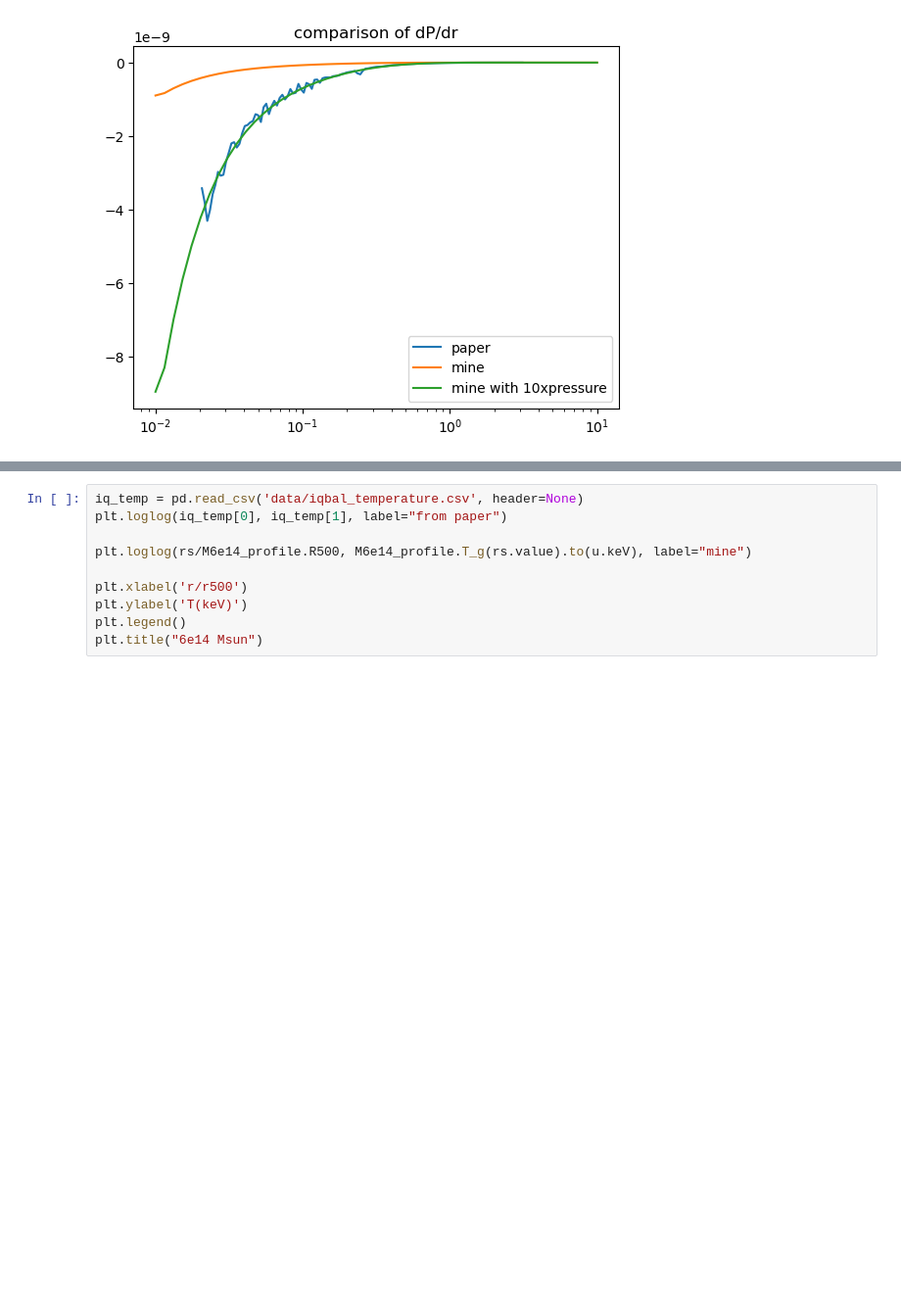
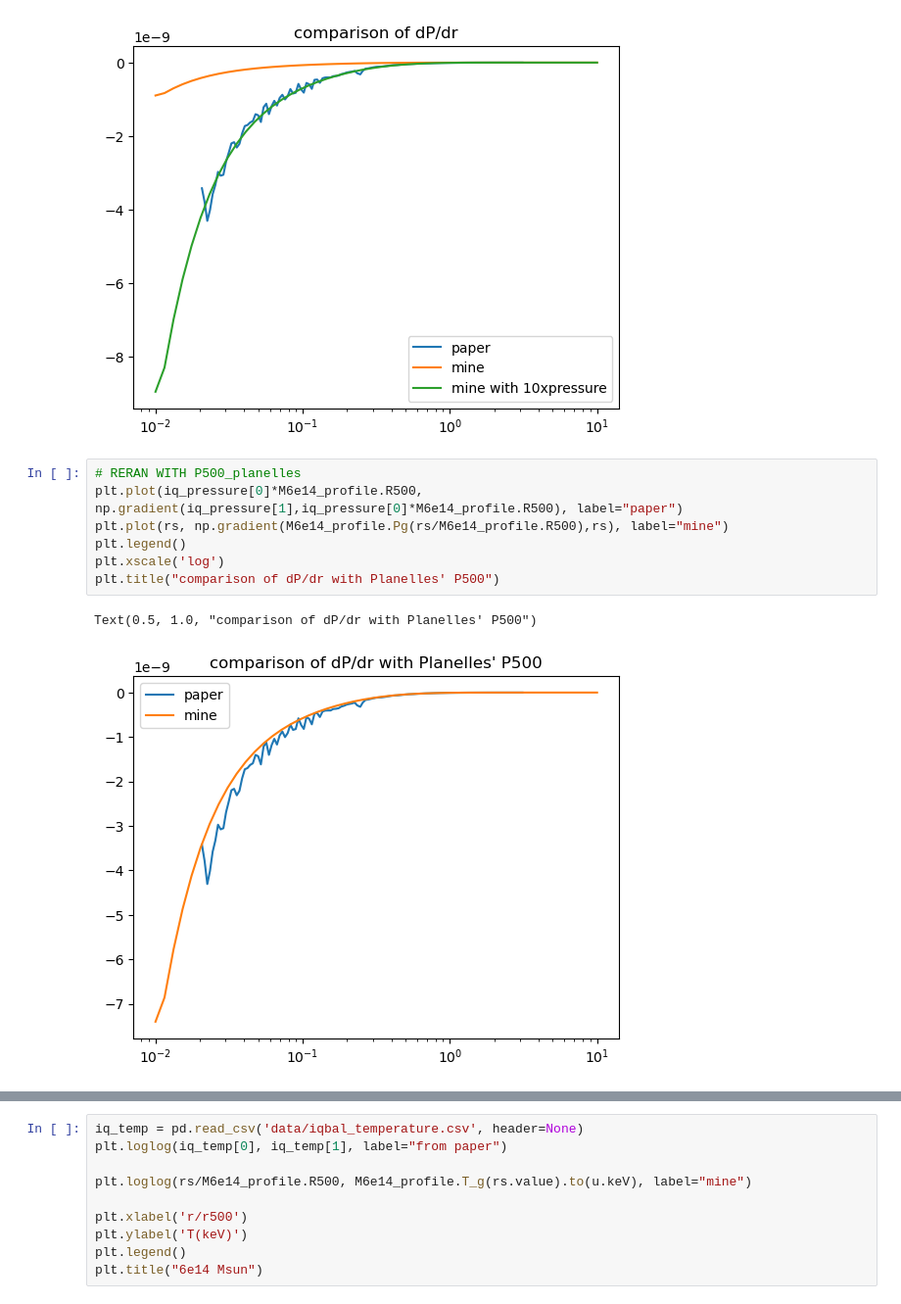
Before and after one commit to eleanorstuart/thermo-idm, a Jupyter notebook: Mvir_M500.ipynb, the cells around one changed output, grey strips where cells are left out. Shown at 98% size. Saved outputs shown, nothing was run; the diff lists cells and outputs as text; blank space fills up the shorter version.

```diff
--- a/Mvir_M500.ipynb
+++ b/Mvir_M500.ipynb
@@ -301,6 +346,16 @@ plt.title("comparison of dP/dr")
 # %% [output]
 Text(0.5, 1.0, 'comparison of dP/dr')
 [figure]
+# %%
+# RERAN WITH P500_planelles
+plt.plot(iq_pressure[0]*M6e14_profile.R500, np.gradient(iq_pressure[1],iq_pressure[0]*M6e14_profile.R500), label="paper")
+plt.plot(rs, np.gradient(M6e14_profile.Pg(rs/M6e14_profile.R500),rs), label="mine")
+plt.legend()
+plt.xscale('log')
+plt.title("comparison of dP/dr with Planelles' P500")
+# %% [output]
+Text(0.5, 1.0, "comparison of dP/dr with Planelles' P500")
+[figure, added]
 # %%
 np.gradient(M6e14_profile.Pg(rs/M6e14_profile.R500),rs)
 # %% [output]
```
Also changed, not shown: parts of 12 cells of this notebook, 3 other files.
